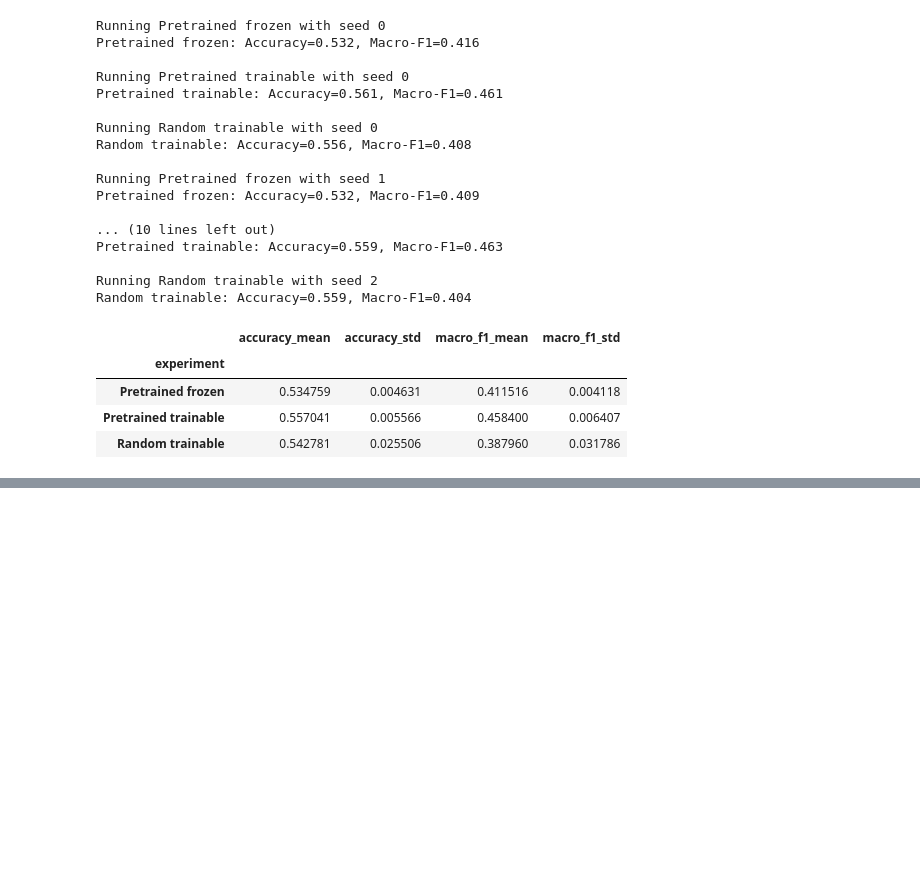
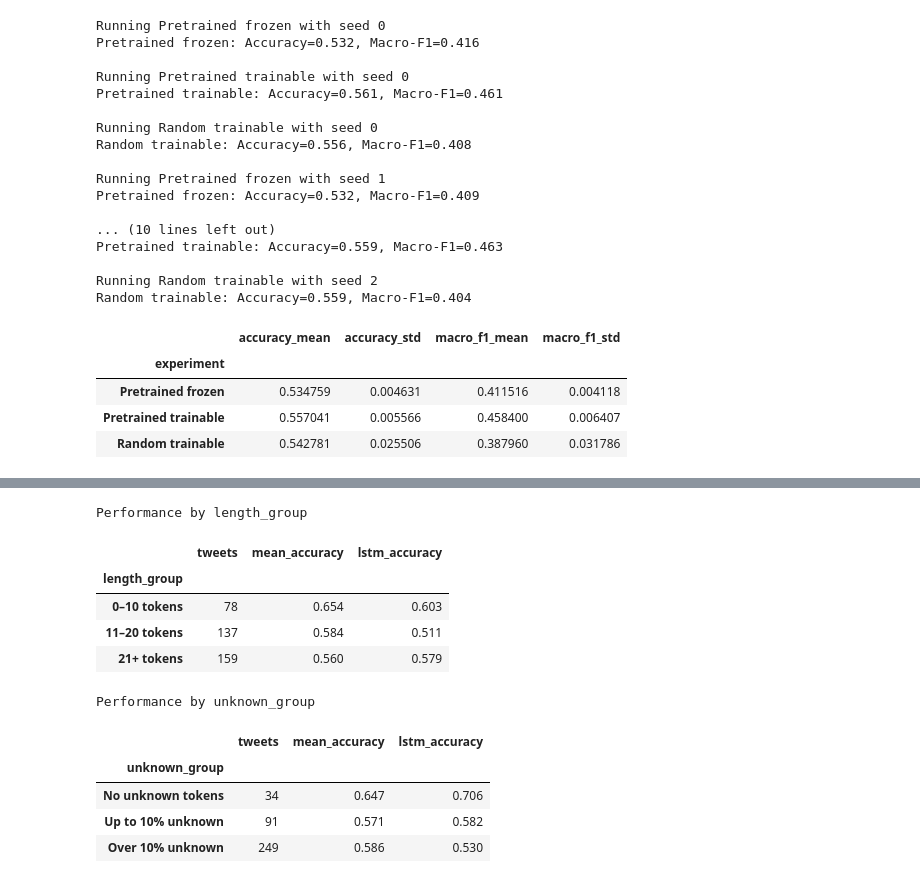
Before and after one commit to lysanneleering/nlp1-project2, a Jupyter notebook: project2.ipynb, the cells around one changed output, grey strips where cells are left out. Cells and saved outputs as stored; diff of their text form; code cells hidden in the pictures; blank space fills up the shorter version.

```diff
--- a/project2.ipynb
+++ b/project2.ipynb
@@ -1282,0 +1519,48 @@ Random trainable: Accuracy=0.559, Macro-F1=0.404
+# %%
+encoded_tweets = [encode_text(text) for text in errors["text"]]
+
+errors["token_count"] = [len(ids) for ids in encoded_tweets]
+errors["unknown_fraction"] = [
+    sum(int(token_id) == unk_id for token_id in ids) / len(ids)
+    if len(ids) > 0 else 0.0
+    for ids in encoded_tweets
+]
+
+errors["length_group"] = pd.cut(
+    errors["token_count"],
+    bins=[-1, 10, 20, float("inf")],
+    labels=["0–10 tokens", "11–20 tokens", "21+ tokens"],
+)
+
+errors["unknown_group"] = pd.cut(
+    errors["unknown_fraction"],
+    bins=[-1, 0, 0.1, 1],
+    labels=["No unknown tokens", "Up to 10% unknown", "Over 10% unknown"],
+)
+
+for group in ["length_group", "unknown_group"]:
+    summary = errors.groupby(group, observed=True).agg(
+        tweets=("gold_label", "size"),
+        mean_accuracy=("mean_correct", "mean"),
+        lstm_accuracy=("lstm_correct", "mean"),
+    )
+
+    print(f"\nPerformance by {group}")
+    display(summary.round(3))
+
+    summary.to_csv(results_dir / f"errors_by_{group}.csv")
+
+errors.to_csv(results_dir / "error_analysis.csv", index=False)
+# %% [output]
+Performance by length_group
+|  | tweets | mean_accuracy | lstm_accuracy |
+| length_group |  |  |  |
+| 0–10 tokens | 78 | 0.654 | 0.603 |
+| 11–20 tokens | 137 | 0.584 | 0.511 |
+| 21+ tokens | 159 | 0.560 | 0.579 |
+Performance by unknown_group
+|  | tweets | mean_accuracy | lstm_accuracy |
+| unknown_group |  |  |  |
+| No unknown tokens | 34 | 0.647 | 0.706 |
+| Up to 10% unknown | 91 | 0.571 | 0.582 |
+| Over 10% unknown | 249 | 0.586 | 0.530 |
```
Also changed, not shown: parts of 5 cells of this notebook, 13 other files.
